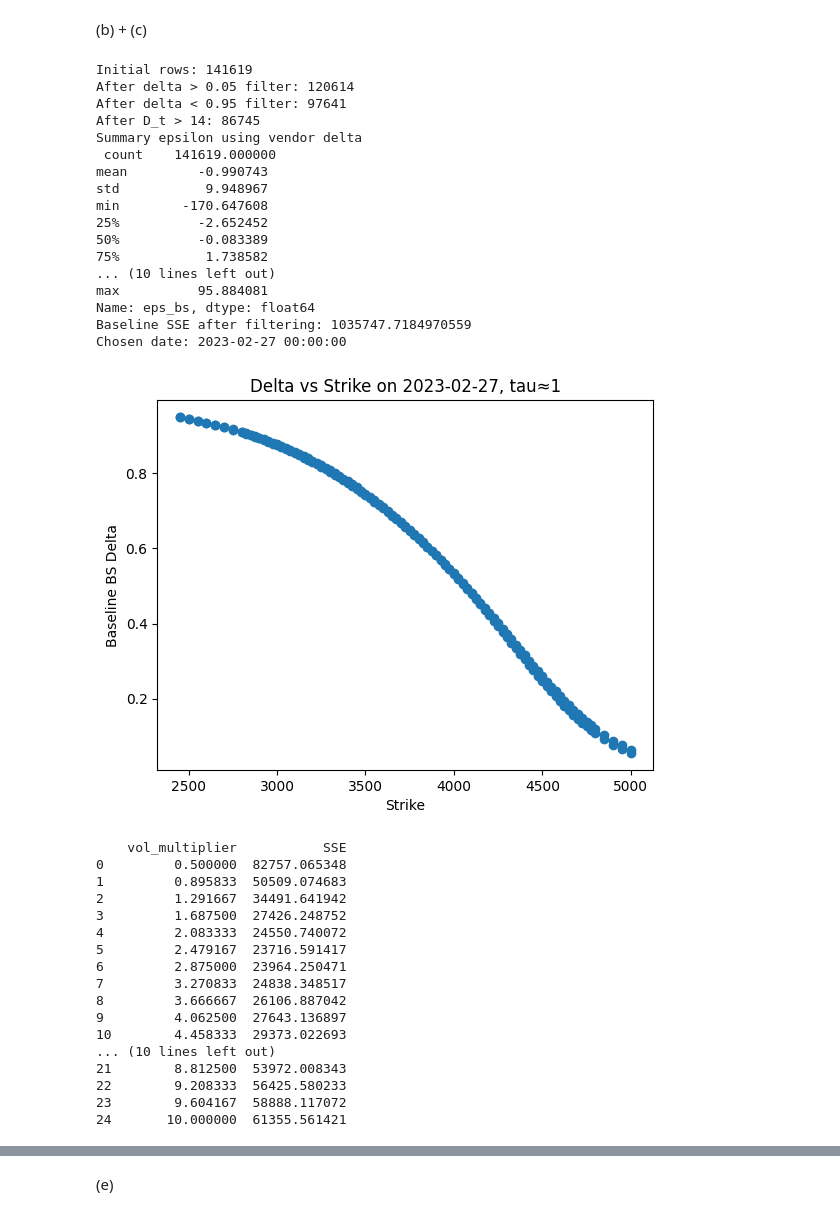
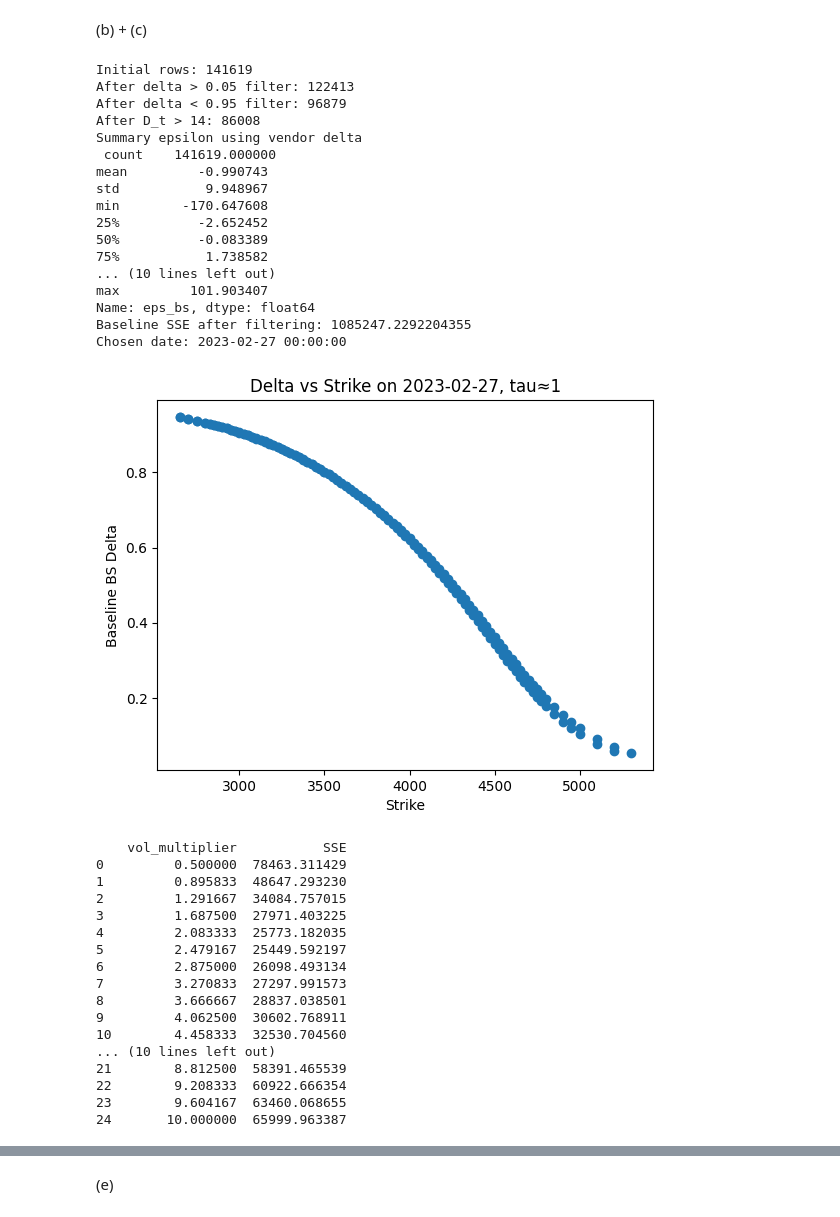
Before and after one commit to JIA0501/Computation-Finance, a Jupyter notebook: CF1/Exercise 3 CF.ipynb, the cells around one changed output, grey strips where cells are left out. Cells and saved outputs as stored; diff of their text form; code cells hidden in the pictures.

```diff
--- a/CF1/Exercise 3 CF.ipynb
+++ b/CF1/Exercise 3 CF.ipynb
@@ -447,7 +412,7 @@ from scipy.stats import norm
 opt2["delta_vendor"] = opt2["delta"]
 
 # BS delta using fixed r and q
-r_fixed = 0.0
+r = 0.046607 # 50% value
 q = 0.0
 
 S = opt2["St"]
@@ -455,7 +420,7 @@ K = opt2["strike_price"]
 sigma = opt2["impl_volatility"]
 tau = opt2["tau_safe"]
 
-d1 = (np.log(S/K) + (r_fixed - q + 0.5*sigma**2)*tau) / (sigma*np.sqrt(tau))
+d1 = (np.log(S/K) + (r - q + 0.5*sigma**2)*tau) / (sigma*np.sqrt(tau))
 
 opt2["delta_bs"] = np.where(
     opt2["cp_flag"] == "C",
@@ -466,19 +431,16 @@ opt2["delta_bs"] = np.where(
 (b) + (c)
 # %%
 # compute residuals
-
 def res(delta):
     return opt2["dVt"]-delta*opt2["dSt"]
 
 # vendor delta
 opt2["eps_vendor"] = res(opt2["delta_vendor"])
 
-
 # BS delta
 opt2["eps_bs"] = res(opt2["delta_bs"])
 
 # filter using BS delta
-
 opt_filtered = opt2.copy()
 print("Initial rows:", len(opt_filtered))
 
@@ -493,7 +455,6 @@ opt_filtered = opt_filtered[opt_filtered["D_t"] > 14]
 print("After D_t > 14:", len(opt_filtered))
 
 # SSE of BS delta
-
 SSE = np.sum(res(opt_filtered["delta_bs"])**2)
 
 ## required reporting
@@ -506,7 +467,6 @@ print("Summary epsilon using BS delta \n",opt2["eps_bs"].describe())
 print("Baseline SSE after filtering:", SSE)
 
 # one plot
-
 chosen_date = pd.Timestamp("2023-02-27")
 print("Chosen date:", chosen_date)
 
@@ -525,14 +485,9 @@ plt.title(f"Delta vs Strike on {chosen_date.date()}, tau≈{tau_target}")
 plt.show()
 
 # study
-
 day_df = opt_filtered[opt_filtered["date"] == chosen_date].copy()
 
 grid = np.linspace(0.5, 10, 25)
-
-# fixed r,q baseline
-r_fixed = 0.0
-q = 0.0
 
 S = day_df["St"].to_numpy(float)
 K = day_df["strike_price"].to_numpy(float)
@@ -549,59 +504,59 @@ for lam in grid:
     sigma = sigma_mkt * lam
 
     # BS d1 with fixed r,q
-    d1 = (np.log(S / K) + (r_fixed - q + 0.5 * sigma**2) * tau) / (sigma * np.sqrt(tau))
+    d1 = (np.log(S / K) + (r - q + 0.5 * sigma**2) * tau) / (sigma * np.sqrt(tau))
 
     delta = np.where(is_call, norm.cdf(d1), norm.cdf(d1) - 1.0)
 
     eps = dV - delta * dS
     SSE = np.sum(eps**2)
     SSE_list.append(SSE)
 
 SSE_list = np.array(SSE_list)
 
 print(pd.DataFrame({"vol_multiplier": grid, "SSE": SSE_list}))
 
 plt.plot(grid, SSE_list, marker="o")
 plt.xlabel("Volatility multiplier λ")
 plt.ylabel("Hedging SSE")
 plt.title("Vol misspecification effect on hedging (2023-02-27)")
 plt.show()
 
 
 # NEED EXERCISE 2
 # %% [output]
 Initial rows: 141619
-After delta > 0.05 filter: 120614
-After delta < 0.95 filter: 97641
-After D_t > 14: 86745
+After delta > 0.05 filter: 122413
+After delta < 0.95 filter: 96879
+After D_t > 14: 86008
 Summary epsilon using vendor delta
  count    141619.000000
 mean         -0.990743
 std           9.948967
 min        -170.647608
 25%          -2.652452
 50%          -0.083389
 75%           1.738582
 ... (10 lines left out)
-max          95.884081
+max         101.903407
 Name: eps_bs, dtype: float64
-Baseline SSE after filtering: 1035747.7184970559
+Baseline SSE after filtering: 1085247.2292204355
 Chosen date: 2023-02-27 00:00:00
-[figure, old version]
+[figure, new version]
     vol_multiplier           SSE
-0         0.500000  82757.065348
-1         0.895833  50509.074683
-2         1.291667  34491.641942
-3         1.687500  27426.248752
-4         2.083333  24550.740072
-5         2.479167  23716.591417
-6         2.875000  23964.250471
-7         3.270833  24838.348517
-8         3.666667  26106.887042
-9         4.062500  27643.136897
-10        4.458333  29373.022693
+0         0.500000  78463.311429
+1         0.895833  48647.293230
+2         1.291667  34084.757015
+3         1.687500  27971.403225
+4         2.083333  25773.182035
+5         2.479167  25449.592197
+6         2.875000  26098.493134
+7         3.270833  27297.991573
+8         3.666667  28837.038501
+9         4.062500  30602.768911
+10        4.458333  32530.704560
 ... (10 lines left out)
-21        8.812500  53972.008343
-22        9.208333  56425.580233
-23        9.604167  58888.117072
-24       10.000000  61355.561421
+21        8.812500  58391.465539
+22        9.208333  60922.666354
+23        9.604167  63460.068655
+24       10.000000  65999.963387
```
Also changed, not shown: parts of 13 cells of this notebook.
